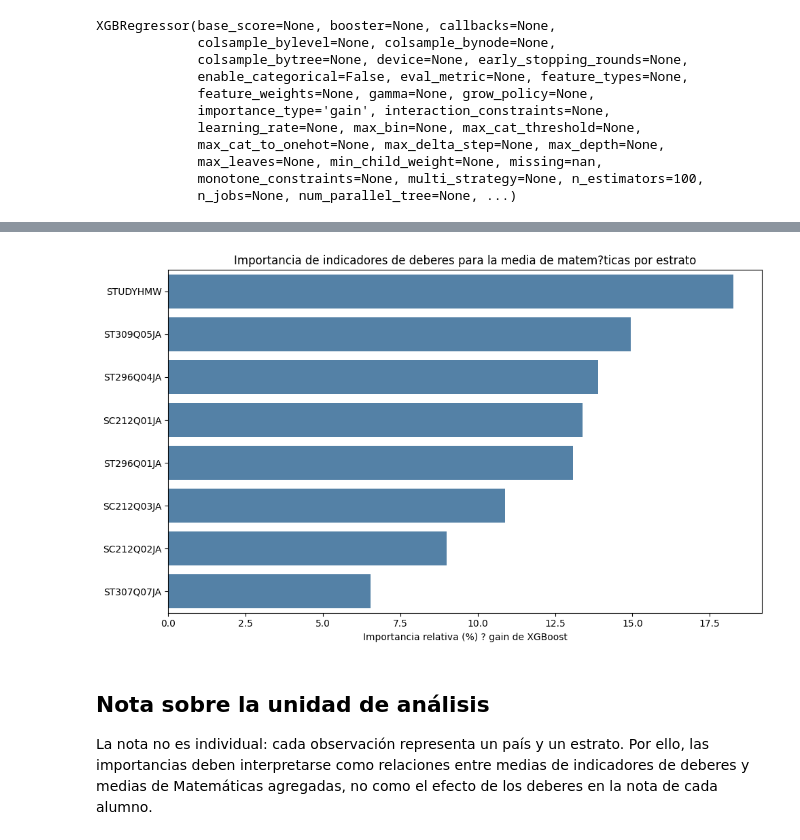
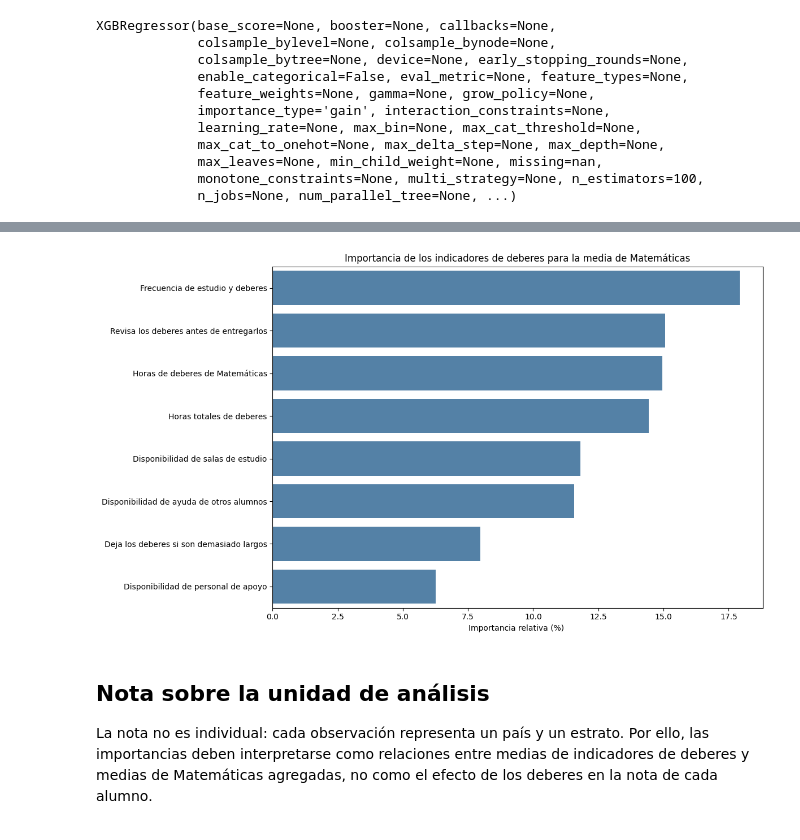
Before and after one commit to musero55/tfm_data_science, a Jupyter notebook: notebooks/fase_1_data_ingestion_eda/01_procesamiento_deberes_PISA.ipynb, the cells around one changed output, grey strips where cells are left out. Saved outputs shown, nothing was run; the diff lists cells and outputs as text; code cells hidden in the pictures.

```diff
--- a/notebooks/fase_1_data_ingestion_eda/01_procesamiento_deberes_PISA.ipynb
+++ b/notebooks/fase_1_data_ingestion_eda/01_procesamiento_deberes_PISA.ipynb
@@ -282,48 +332,35 @@ tabla_importancia
-# %%
-plt.figure(figsize=(10, 6))
-sns.barplot(
-    data=tabla_importancia,
-    x='Importancia relativa (%)',
-    y='Indicador',
-    color='steelblue',
-)
-plt.title('Importancia de indicadores de deberes para la media de matem?ticas por estrato')
-plt.xlabel('Importancia relativa (%) ? gain de XGBoost')
-plt.ylabel('')
-plt.tight_layout()
-plt.show()
-# %% [output]
-[figure, removed]
 # %%
 # Diccionario de traducción de los indicadores
 diccionario_indicadores = {
     'ST296Q01JA': 'Horas de deberes de Matemáticas',
     'ST296Q04JA': 'Horas totales de deberes',
     'STUDYHMW': 'Frecuencia de estudio y deberes',
     'ST307Q07JA': 'Deja los deberes si son demasiado largos',
     'ST309Q05JA': 'Revisa los deberes antes de entregarlos',
     'SC212Q01JA': 'Disponibilidad de salas de estudio',
     'SC212Q02JA': 'Disponibilidad de personal de apoyo',
     'SC212Q03JA': 'Disponibilidad de ayuda de otros alumnos',
 }
 
 tabla_importancia_traducida = tabla_importancia.copy()
 tabla_importancia_traducida['Indicador'] = (
     tabla_importancia_traducida['Indicador'].map(diccionario_indicadores)
 )
 
 plt.figure(figsize=(12, 7))
 sns.barplot(
     data=tabla_importancia_traducida,
     x='Importancia relativa (%)',
     y='Indicador',
     color='steelblue',
 )
 plt.title('Importancia de los indicadores de deberes para la media de Matemáticas')
-plt.xlabel('Importancia relativa (%) — gain de XGBoost')
+plt.xlabel('Importancia relativa (%) ')
 plt.ylabel('')
 plt.tight_layout()
 plt.show()
+# %% [output]
+[figure, added]
 # %% [markdown]
 ## Nota sobre la unidad de análisis
 
```
Also changed, not shown: parts of 84 cells of this notebook, 8 other files.
